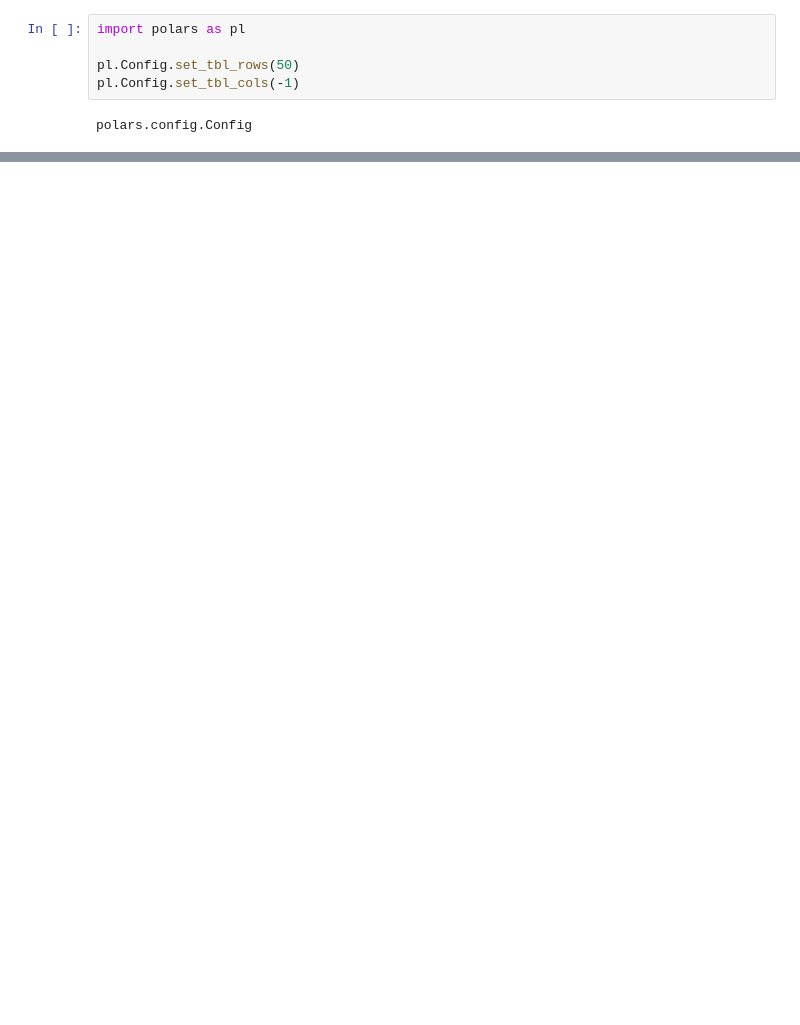
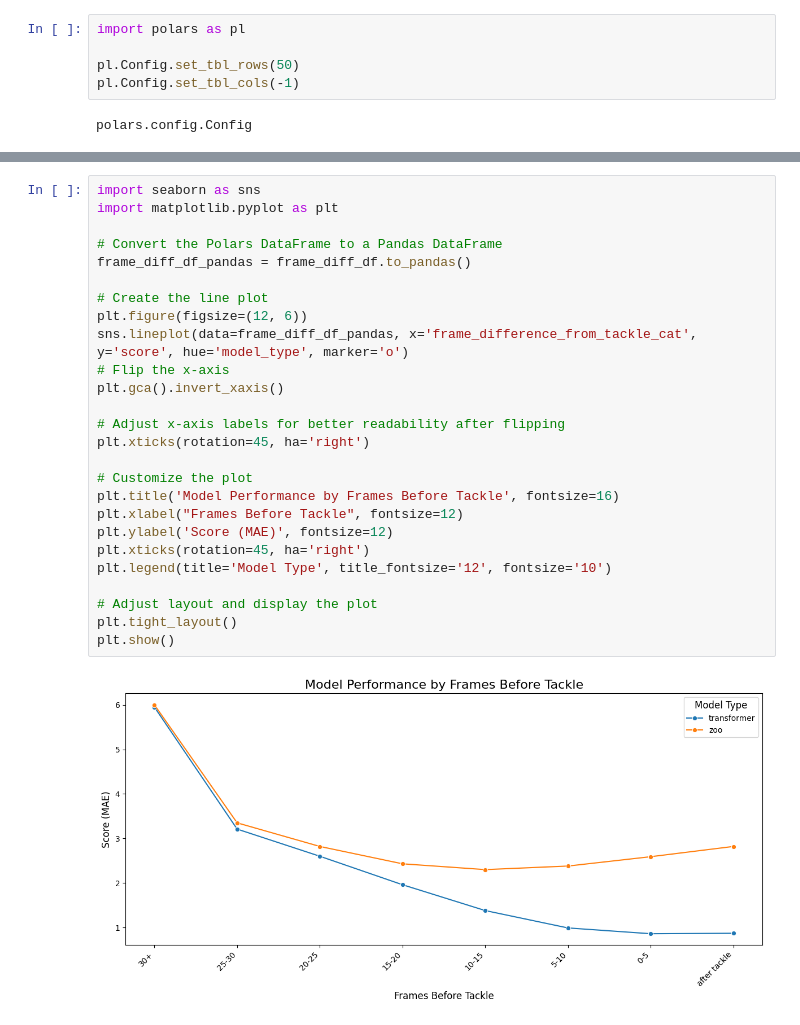
Before and after one commit to SumerSports/SportsTrackingTransformer, a Jupyter notebook: results/results_analysis.ipynb, the cells around one changed output, grey strips where cells are left out. Drawn from its saved outputs; the diff is of its cells as text; blank space fills up the shorter version.

```diff
--- a/results/results_analysis.ipynb
+++ b/results/results_analysis.ipynb
@@ -136,3 +150,31 @@ shape: (8, 5)
+# %%
+import seaborn as sns
+import matplotlib.pyplot as plt
+
+# Convert the Polars DataFrame to a Pandas DataFrame
+frame_diff_df_pandas = frame_diff_df.to_pandas()
+
+# Create the line plot
+plt.figure(figsize=(12, 6))
+sns.lineplot(data=frame_diff_df_pandas, x='frame_difference_from_tackle_cat', y='score', hue='model_type', marker='o')
+# Flip the x-axis
+plt.gca().invert_xaxis()
+
+# Adjust x-axis labels for better readability after flipping
+plt.xticks(rotation=45, ha='right')
+
+# Customize the plot
+plt.title('Model Performance by Frames Before Tackle', fontsize=16)
+plt.xlabel("Frames Before Tackle", fontsize=12)
+plt.ylabel('Score (MAE)', fontsize=12)
+plt.xticks(rotation=45, ha='right')
+plt.legend(title='Model Type', title_fontsize='12', fontsize='10')
+
+# Adjust layout and display the plot
+plt.tight_layout()
+plt.show()
+# %% [output]
+[figure, added]
 # %%
 # split loss up by scramble, run, pass
 (
```
Also changed, not shown: parts of 8 cells of this notebook, 7 other files.
